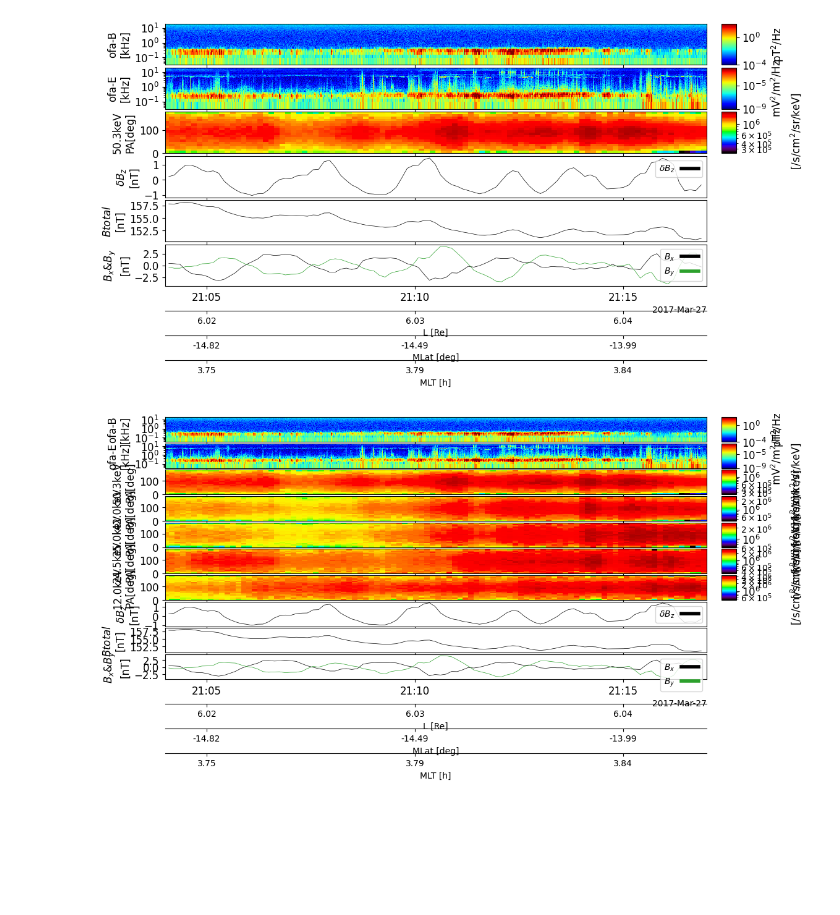
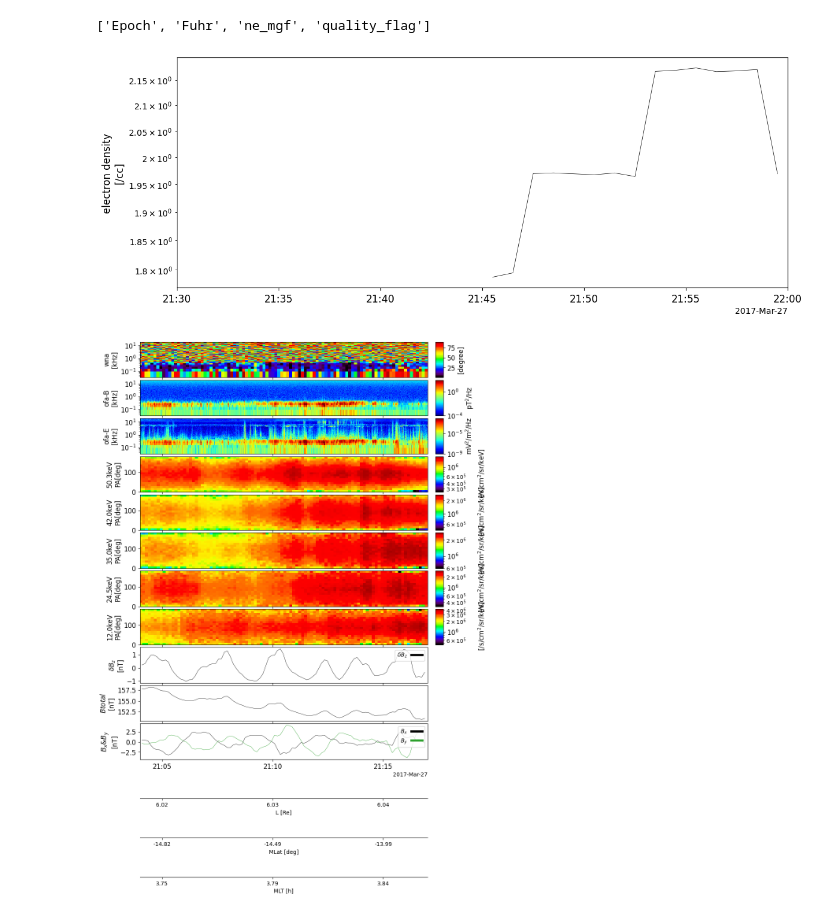
Before and after one commit to JackKTachi/duct_analysis, a Jupyter notebook: basic/ULF_duct_2017Mar27.ipynb, the cells around one changed output. Drawn from its saved outputs; the diff is of its cells as text; code cells hidden in the pictures; blank space fills up the shorter version.

```diff
--- a/basic/ULF_duct_2017Mar27.ipynb
+++ b/basic/ULF_duct_2017Mar27.ipynb
@@ -63,7 +93,15 @@ Contact: erg-sc-core at isee.nagoya-u.ac.jp
+# %%
+import pytplot
+pytplot.cdf_to_tplot('./erg_data/satellite/erg/pwe/hfa/l3/1min/2017/03/erg_pwe_hfa_l3_1min_20170327_v03_07.cdf')
+# %% [output]
+['Epoch', 'Fuhr', 'ne_mgf', 'quality_flag']
+# %%
+pytplot.xlim('2017-03-27 21:30:00', '2017-03-27 22:00:00')
+pytplot.tplot('ne_mgf')
+# %% [output]
+[figure, added]
 # %%
 pr_1 = ['2017-03-27 21:04:00','2017-03-27 21:17:00']
-udp.ULF_duct_plot('erg_pwe_ofa_l2_spec_B_spectra_132', 'erg_pwe_ofa_l2_spec_E_spectra_132', 'erg_mepe_l3_pa_FEDU_50.3keV', 'delta_z', 'erg_mgf_l2_magt_8sec', 'erg_mgf_l2_mag_8sec_MAF_x&y', 'erg_orb_l2_pos_rmlatmlt', pr_1)
-udp.ULF_duct_plot_12to50('kevec_polar_132','erg_pwe_ofa_l2_spec_B_spectra_132', 'erg_pwe_ofa_l2_spec_E_spectra_132', 'erg_mepe_l3_pa_FEDU_50.3keV', 'erg_mepe_l3_pa_FEDU_42.0keV','erg_mepe_l3_pa_FEDU_35.0keV','erg_mepe_l3_pa_FEDU_24.5keV','erg_mepe_l3_pa_FEDU_12.0keV', 'delta_z', 'erg_mgf_l2_magt_8sec', 'erg_mgf_l2_mag_8sec_MAF_x&y', 'erg_orb_l2_pos_rmlatmlt', pr_1)
+udp.ULF_duct_plot_12to50('kvec_polar_132','erg_pwe_ofa_l2_spec_B_spectra_132', 'erg_pwe_ofa_l2_spec_E_spectra_132', 'erg_mepe_l3_pa_FEDU_50.3keV', 'erg_mepe_l3_pa_FEDU_42.0keV','erg_mepe_l3_pa_FEDU_35.0keV','erg_mepe_l3_pa_FEDU_24.5keV','erg_mepe_l3_pa_FEDU_12.0keV', 'delta_z', 'erg_mgf_l2_magt_8sec', 'erg_mgf_l2_mag_8sec_MAF_x&y', 'erg_orb_l2_pos_rmlatmlt', pr_1)
 # %% [output]
-[figure, old version]
+[figure, new version]
-[figure, removed]
```
Also changed, not shown: parts of 9 cells of this notebook, 18 other files.
